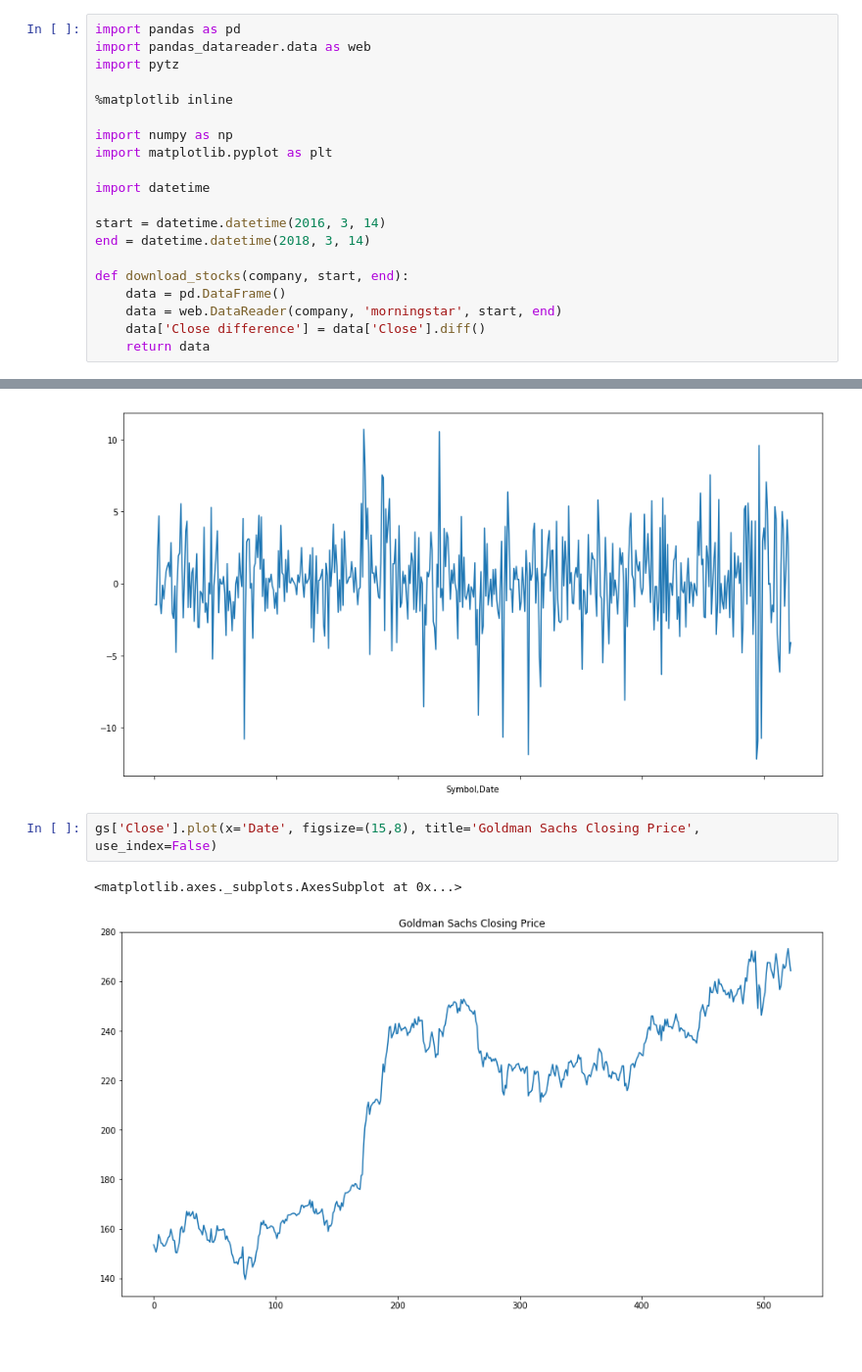
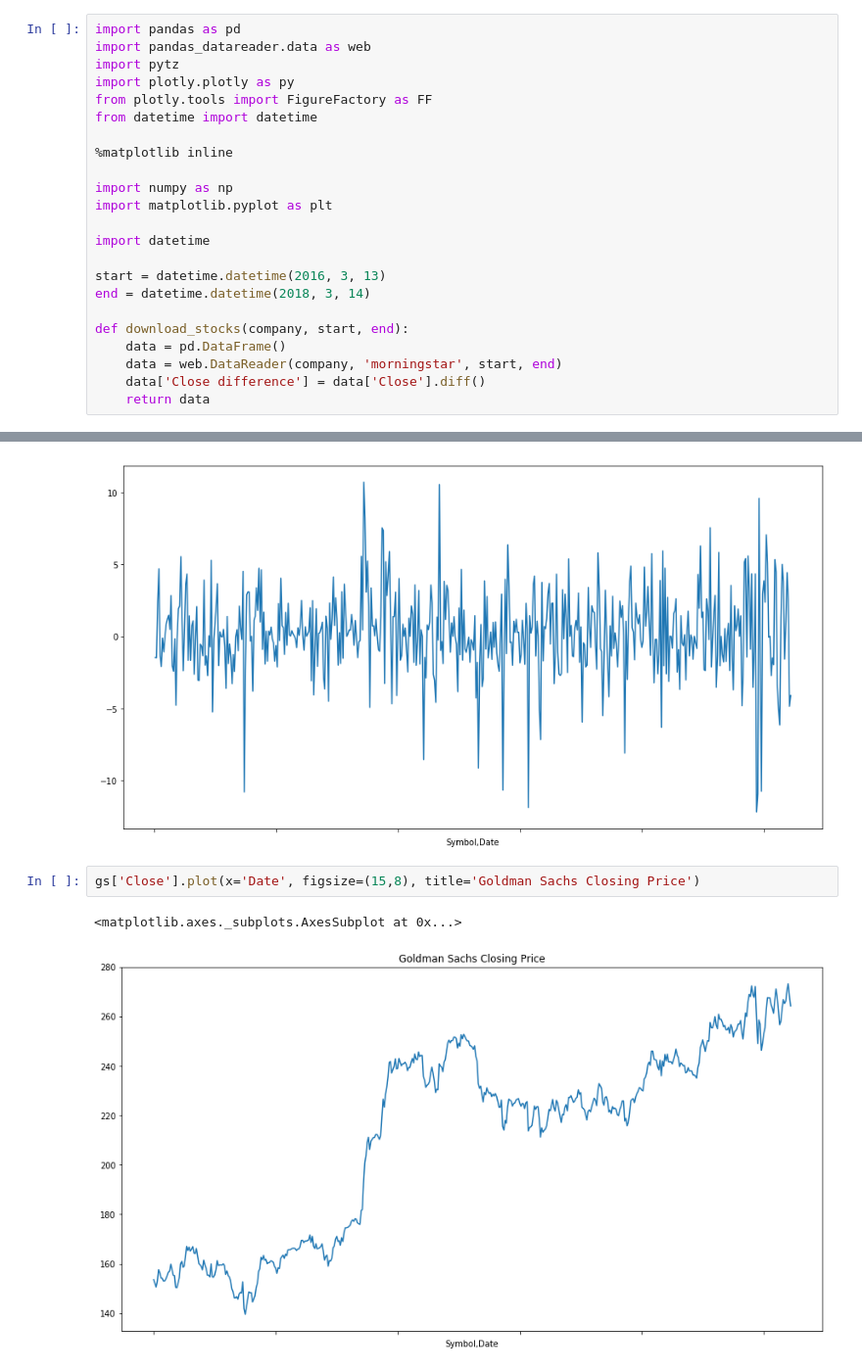
Before and after one commit to IlkoMihov/sentimental-analysis, a Jupyter notebook: stock-data.ipynb, the cells around one changed output, grey strips where cells are left out. Shown at 98% size. Drawn from its saved outputs; the diff is of its cells as text; blank space fills up the shorter version.

Commit message:
Fixed web scraping and also adjusted date range for stock data

```diff
--- a/stock-data.ipynb
+++ b/stock-data.ipynb
@@ -2,6 +2,9 @@
 import pandas as pd
 import pandas_datareader.data as web
 import pytz
+import plotly.plotly as py
+from plotly.tools import FigureFactory as FF
+from datetime import datetime
 
 %matplotlib inline
 
@@ -10,7 +13,7 @@ import matplotlib.pyplot as plt
 
 import datetime
 
-start = datetime.datetime(2016, 3, 14)
+start = datetime.datetime(2016, 3, 13)
 end = datetime.datetime(2018, 3, 14)
 
 def download_stocks(company, start, end):
@@ -100,7 +105,7 @@ gs['Close difference'].plot(x='Date', figsize=(15,8))
 <matplotlib.axes._subplots.AxesSubplot at 0x...>
 [figure]
 # %%
-gs['Close'].plot(x='Date', figsize=(15,8), title='Goldman Sachs Closing Price', use_index=False)
+gs['Close'].plot(x='Date', figsize=(15,8), title='Goldman Sachs Closing Price')
 # %% [output]
 <matplotlib.axes._subplots.AxesSubplot at 0x...>
-[figure, old version]
+[figure, new version]
```
Also changed, not shown: parts of 1 cell of this notebook, 1 other file.
